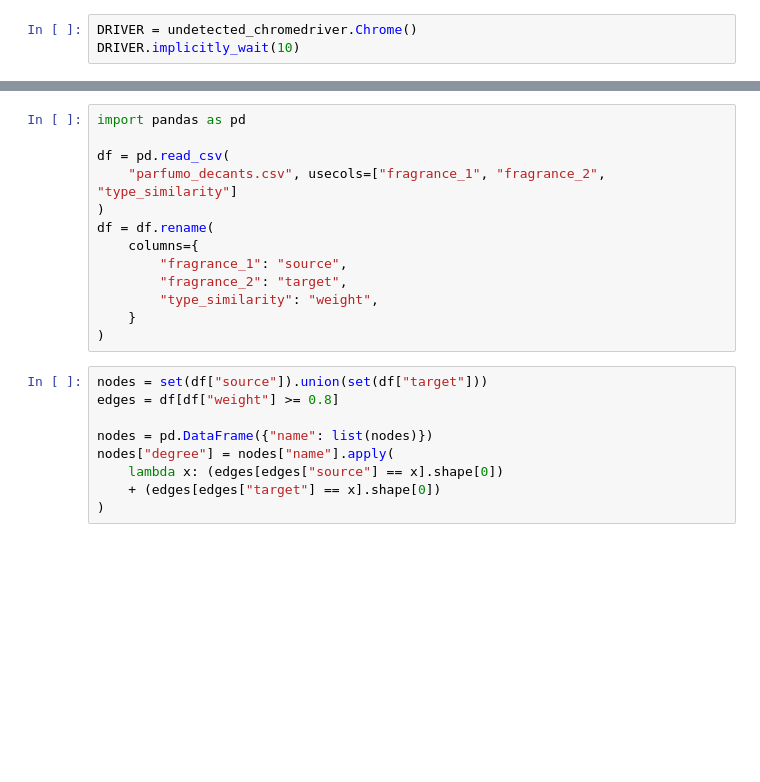
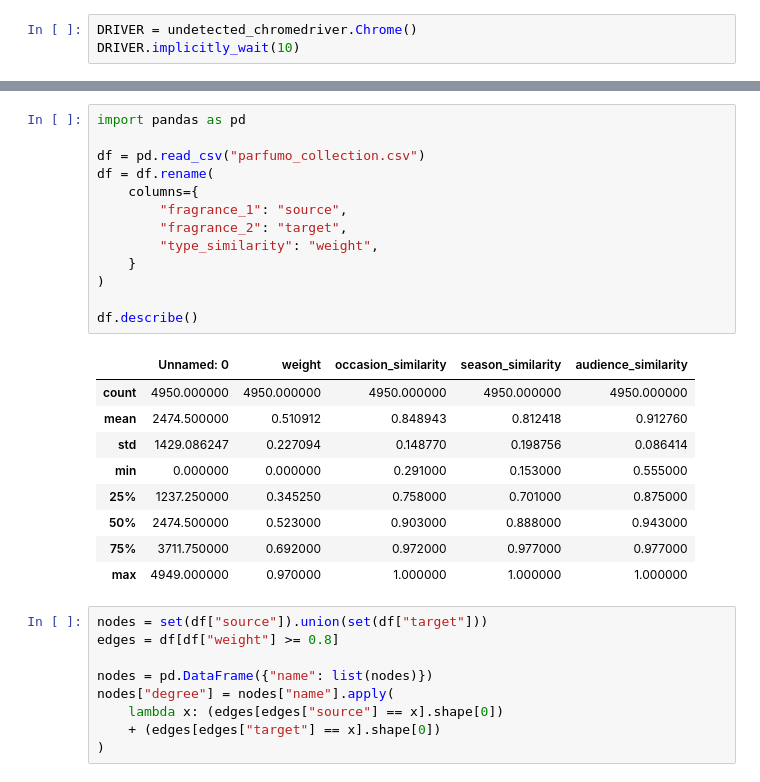
Before and after one commit to wbaker23/fragscrape, a Jupyter notebook: notebooks/parfumo.ipynb, the cells around one changed output, grey strips where cells are left out. Cells and saved outputs as stored; diff of their text form; blank space fills up the shorter version.

Commit message:
Add more links to Parfumo data, add graph analysis

```diff
--- a/notebooks/parfumo.ipynb
+++ b/notebooks/parfumo.ipynb
@@ -149,16 +156,26 @@ pd.DataFrame(closest_frags).to_csv("parfumo_decants.csv")
 # %%
 import pandas as pd
 
-df = pd.read_csv(
-    "parfumo_decants.csv", usecols=["fragrance_1", "fragrance_2", "type_similarity"]
-)
+df = pd.read_csv("parfumo_collection.csv")
 df = df.rename(
     columns={
         "fragrance_1": "source",
         "fragrance_2": "target",
         "type_similarity": "weight",
     }
 )
+
+df.describe()
+# %% [output]
+|  | Unnamed: 0 | weight | occasion_similarity | season_similarity | audience_similarity |
+| count | 4950.000000 | 4950.000000 | 4950.000000 | 4950.000000 | 4950.000000 |
+| mean | 2474.500000 | 0.510912 | 0.848943 | 0.812418 | 0.912760 |
+| std | 1429.086247 | 0.227094 | 0.148770 | 0.198756 | 0.086414 |
+| min | 0.000000 | 0.000000 | 0.291000 | 0.153000 | 0.555000 |
+| 25% | 1237.250000 | 0.345250 | 0.758000 | 0.701000 | 0.875000 |
+| 50% | 2474.500000 | 0.523000 | 0.903000 | 0.888000 | 0.943000 |
+| 75% | 3711.750000 | 0.692000 | 0.972000 | 0.977000 | 0.977000 |
+| max | 4949.000000 | 0.970000 | 1.000000 | 1.000000 | 1.000000 |
 # %%
 nodes = set(df["source"]).union(set(df["target"]))
 edges = df[df["weight"] >= 0.8]
```
Also changed, not shown: parts of 8 cells of this notebook, 3 other files.
